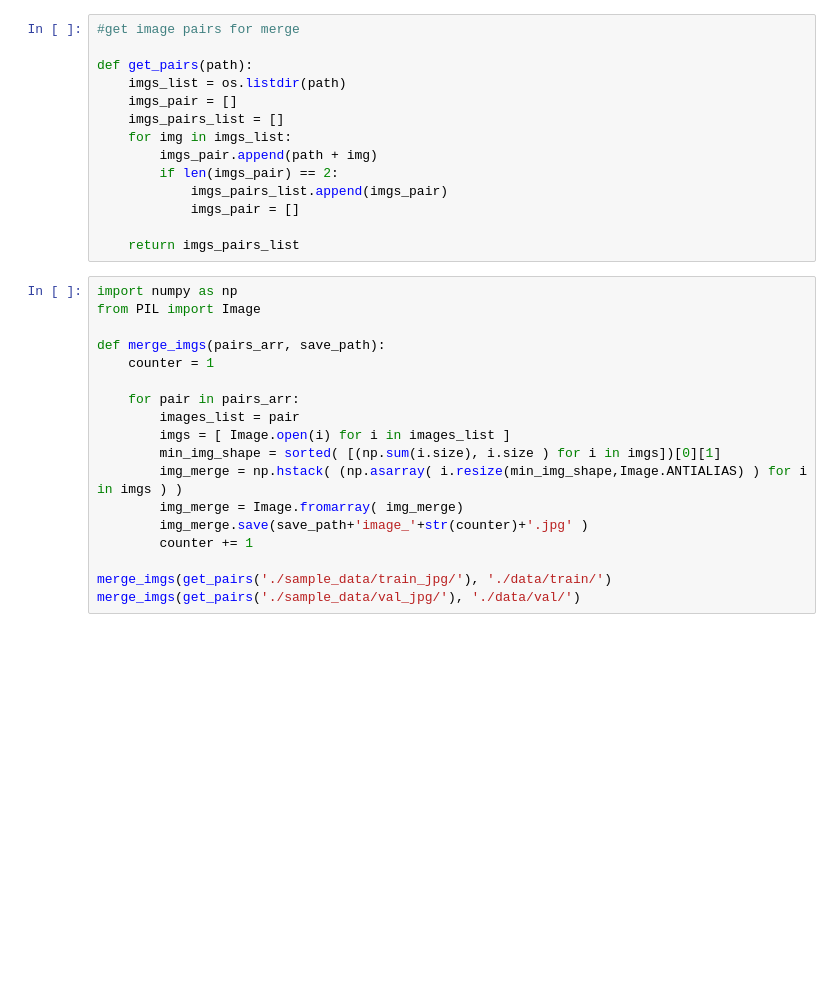
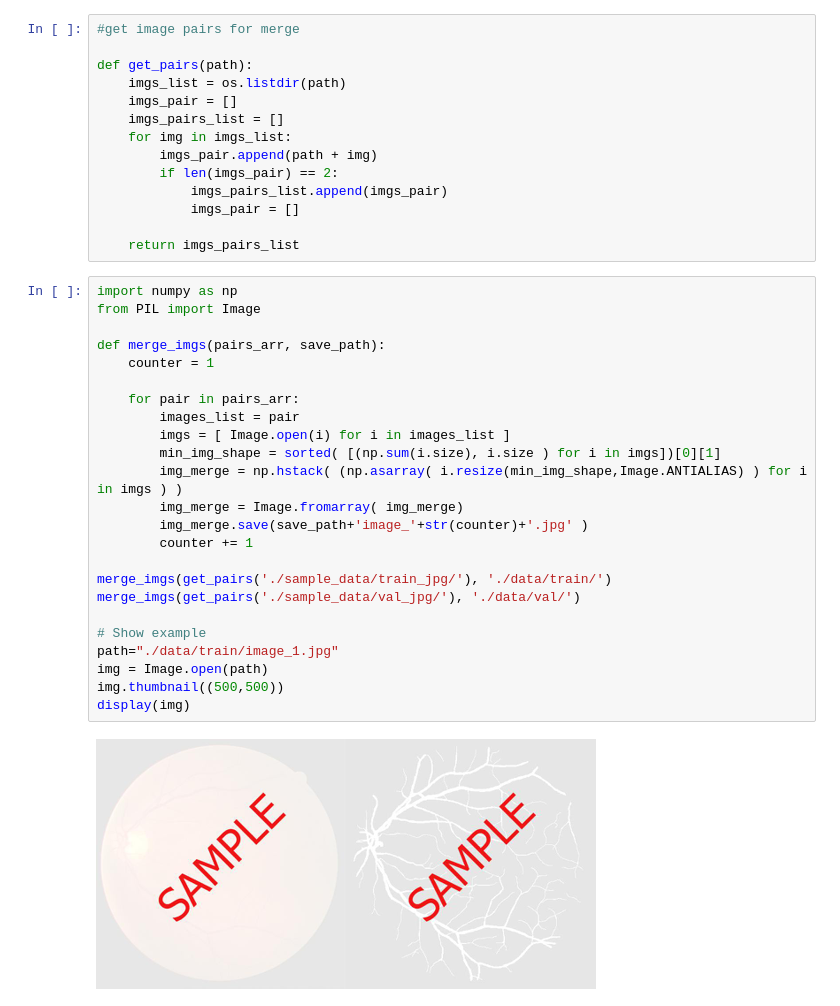
Before and after one commit to romran/pytorch-semantic-segmentation, a Jupyter notebook: prepare_data.ipynb, the cells around one changed output. Cells and saved outputs as stored; diff of their text form; blank space fills up the shorter version.

```diff
--- a/prepare_data.ipynb
+++ b/prepare_data.ipynb
@@ -34,18 +47,26 @@ def get_pairs(path):
 # %%
 import numpy as np
 from PIL import Image
 
 def merge_imgs(pairs_arr, save_path):
     counter = 1
 
     for pair in pairs_arr:
         images_list = pair
         imgs = [ Image.open(i) for i in images_list ]
         min_img_shape = sorted( [(np.sum(i.size), i.size ) for i in imgs])[0][1]
         img_merge = np.hstack( (np.asarray( i.resize(min_img_shape,Image.ANTIALIAS) ) for i in imgs ) )
         img_merge = Image.fromarray( img_merge)
         img_merge.save(save_path+'image_'+str(counter)+'.jpg' )
         counter += 1
 
 merge_imgs(get_pairs('./sample_data/train_jpg/'), './data/train/')
 merge_imgs(get_pairs('./sample_data/val_jpg/'), './data/val/')
+
+# Show example
+path="./data/train/image_1.jpg"
+img = Image.open(path)
+img.thumbnail((500,500))
+display(img)
+# %% [output]
+[figure, added]
```
Also changed, not shown: parts of 1 cell of this notebook.
